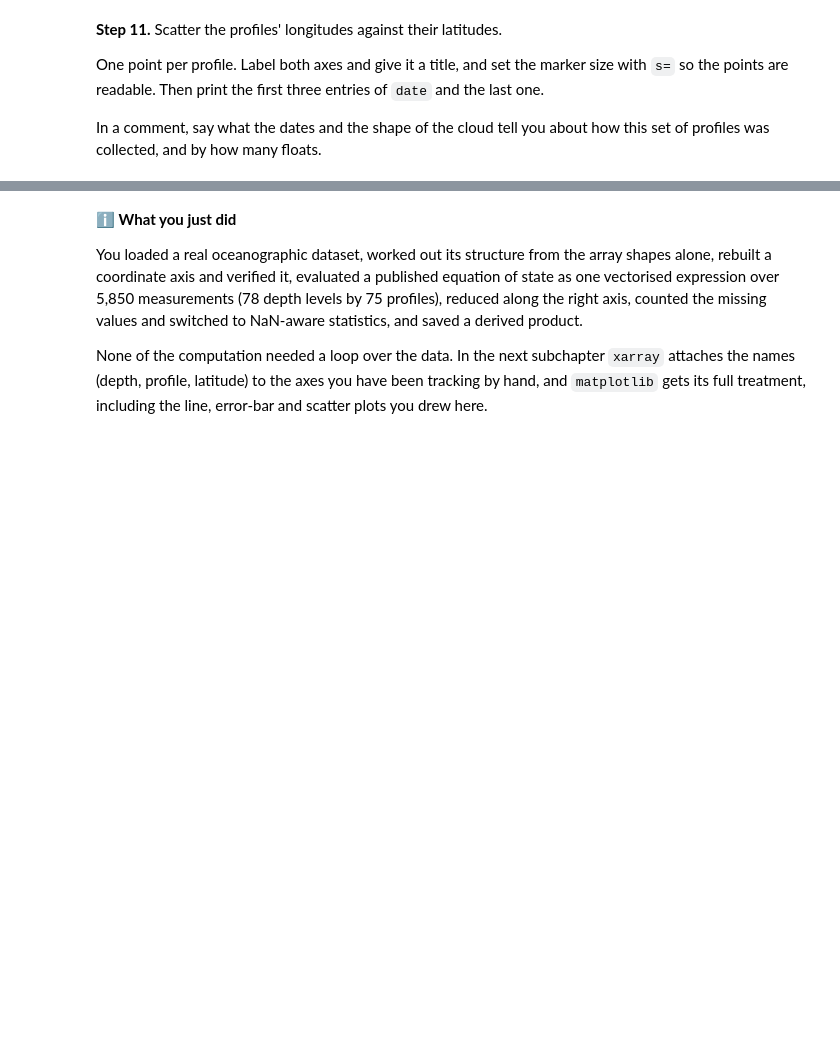
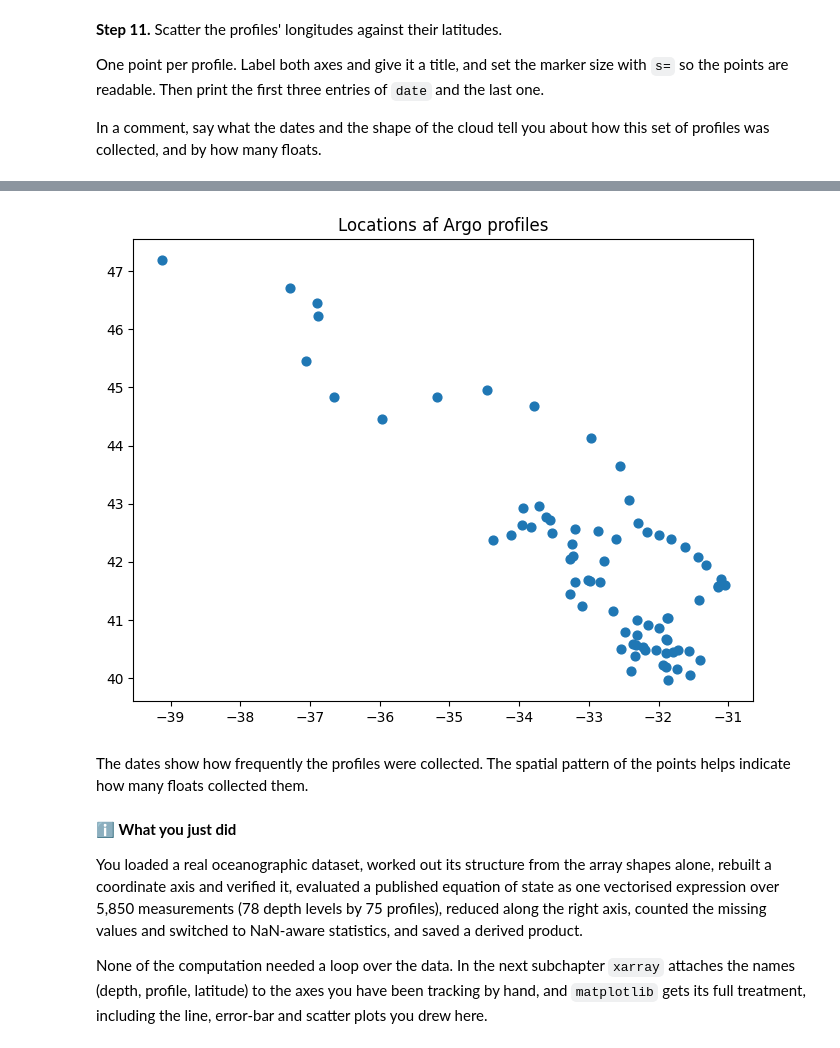
Before and after one commit to elena-gazzini/2026_Intro_Python, a Jupyter notebook: EG_1_3_numpy_environmental_exercises.ipynb, the cells around one changed output, grey strips where cells are left out. Drawn from its saved outputs; the diff is of its cells as text; code cells hidden in the pictures; blank space fills up the shorter version.

```diff
--- a/EG_1_3_numpy_environmental_exercises.ipynb
+++ b/EG_1_3_numpy_environmental_exercises.ipynb
@@ -378,3 +600,17 @@ profiles was collected, and by how many floats.
 # Hint: plt.scatter(lon, lat)
 # Hint: lon and lat have one entry per profile, not per level
 # Hint: look at the spacing between consecutive dates
+
+import matplotlib.pyplot as plt
+
+plt.figure(figsize = (8, 6))
+plt.scatter(lon, lat, s = 40)
+plt.xlabel = ("Longitude")
+plt.ylabel = ("Latitude")
+plt.title("Locations af Argo profiles")
+plt.grid
+plt.show
+
+print(date[:3])
+print(date[-1])
+# %% [output]
@@ -381,3 +620,6 @@ profiles was collected, and by how many floats.
+[figure, added]
+# %% [markdown]
+The dates show how frequently the profiles were collected. The spatial pattern of the points helps indicate how many floats collected them.
 # %% [markdown]
 **ℹ️ What you just did**
 
```
Also changed, not shown: parts of 14 cells of this notebook.
